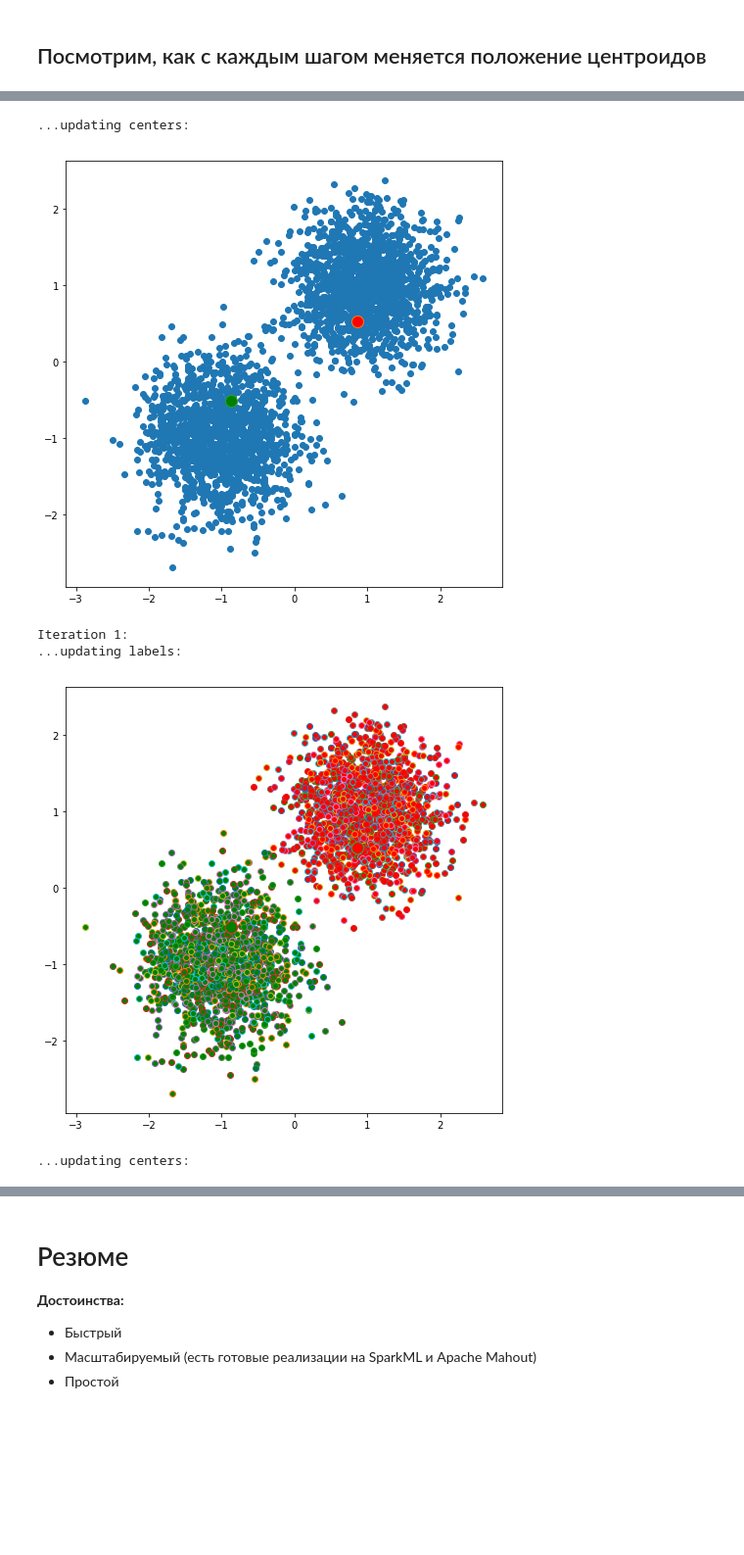
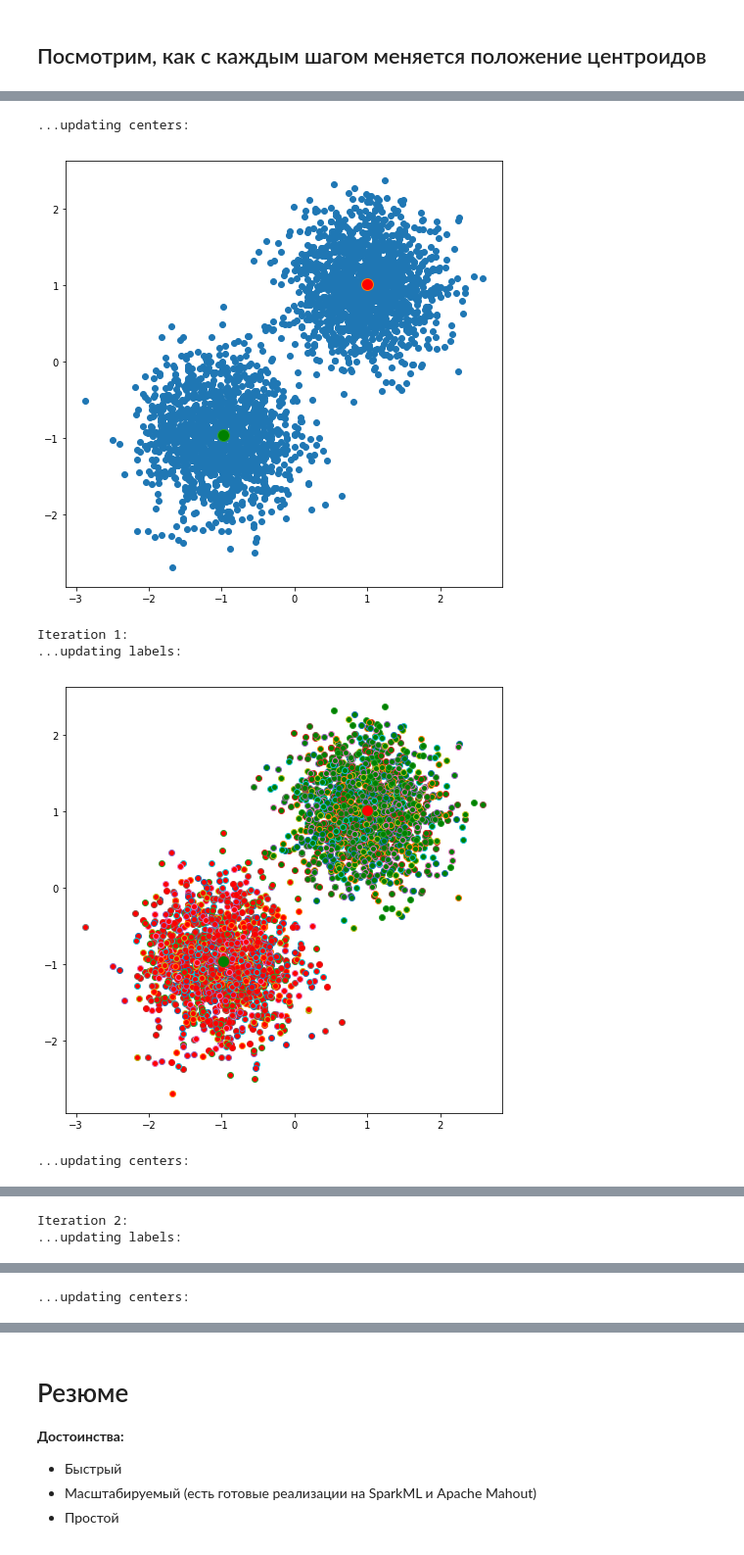
Before and after one commit to rklepov/hse-cs-ml-2018-2019, a Jupyter notebook: Seminars/Lesson_7.ipynb, the cells around one changed output, grey strips where cells are left out. Shown at 98% size. Drawn from its saved outputs; the diff is of its cells as text; code cells hidden in the pictures; blank space fills up the shorter version.

```diff
--- a/Seminars/Lesson_7.ipynb
+++ b/Seminars/Lesson_7.ipynb
@@ -71,21 +71,21 @@ plot_cluster_data(X, mu = mu)
 ## Посмотрим, как с каждым шагом меняется положение центроидов
 # %%
 def update_labels(X, mu):
-    c = np.argmax(np.c_[np.sum(np.power(X - mu[0,:], 2), axis=1),
+    c = np.argmin(np.c_[np.sum(np.power(X - mu[0,:], 2), axis=1),
                         np.sum(np.power(X - mu[1,:], 2), axis=1)],
                   axis=1)
     return c
 
 def update_cluster_centers(X, c):
     ix = np.where(c==1)
+    mu[1,:] = np.mean(X[ix,:], axis=1)
+    ix = np.where(c==0)
     mu[0,:] = np.mean(X[ix,:], axis=1)
-    ix = np.where(c==0)
-    mu[1,:] = np.mean(X[ix,:], axis=1)
     return mu
 
 
 
 k = 2
-mu = np.array([[2.0,-1.0], [-2.0,1.0]])
+mu = np.array([[-2.0,2.2], [-2.0,2.0]])
 plot_cluster_data(X, mu=mu)
 # %% [output]
@@ -93,5 +93,5 @@ plot_cluster_data(X, mu=mu)
 # %%
-niter = 2
+niter = 5
 for it in range(niter):
     print('Iteration ' + str(it) + ':')
     c = update_labels(X, mu)
@@ -107,7 +107,9 @@ Iteration 0:
 ...updating centers:
-[figure, old version]
+[figure, new version]
 Iteration 1:
 ...updating labels:
-[figure, old version]
+[figure, new version]
 ...updating centers:
 [figure]
+Iteration 2:
+...updating labels:
@@ -113,0 +117 @@ Iteration 1:
+...updating centers:
```
Also changed, not shown: parts of 15 cells of this notebook, 2 other files.
